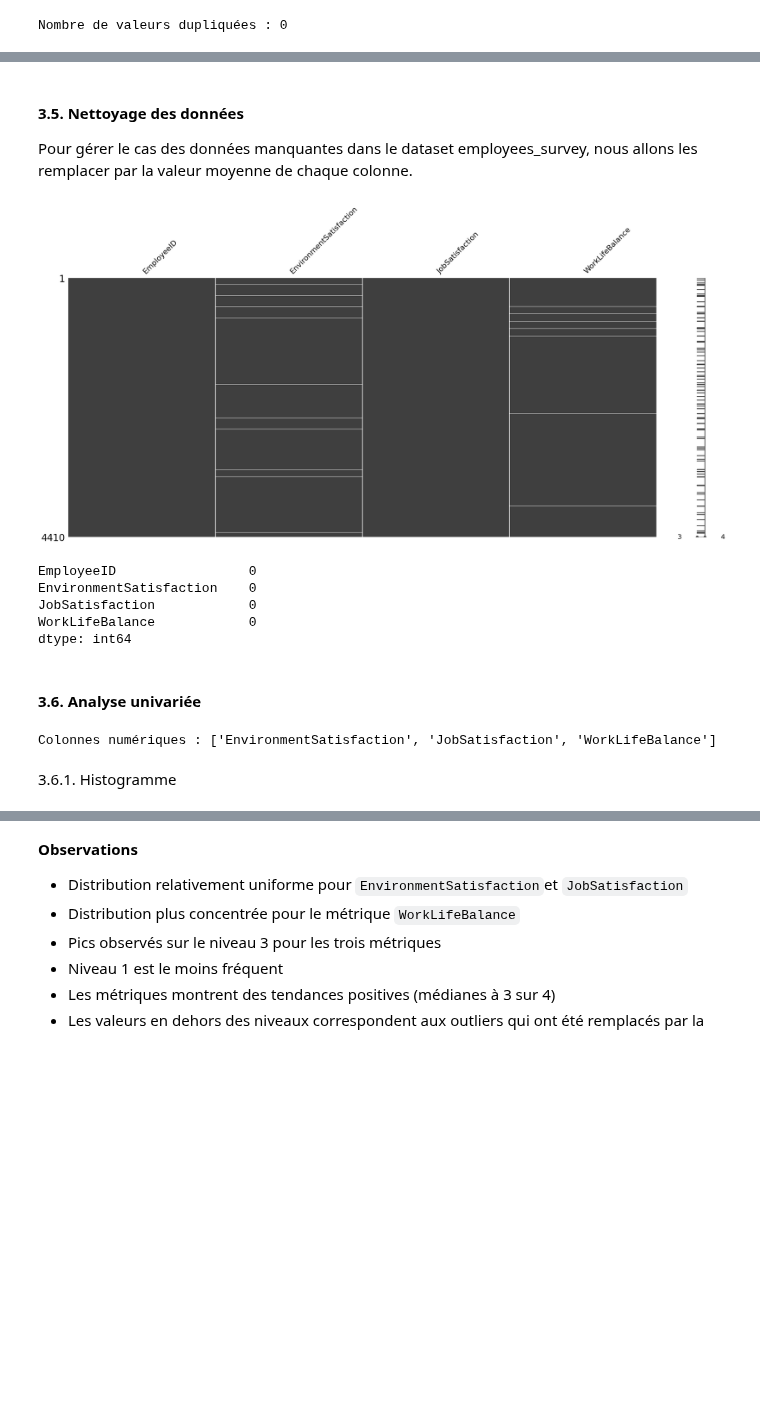
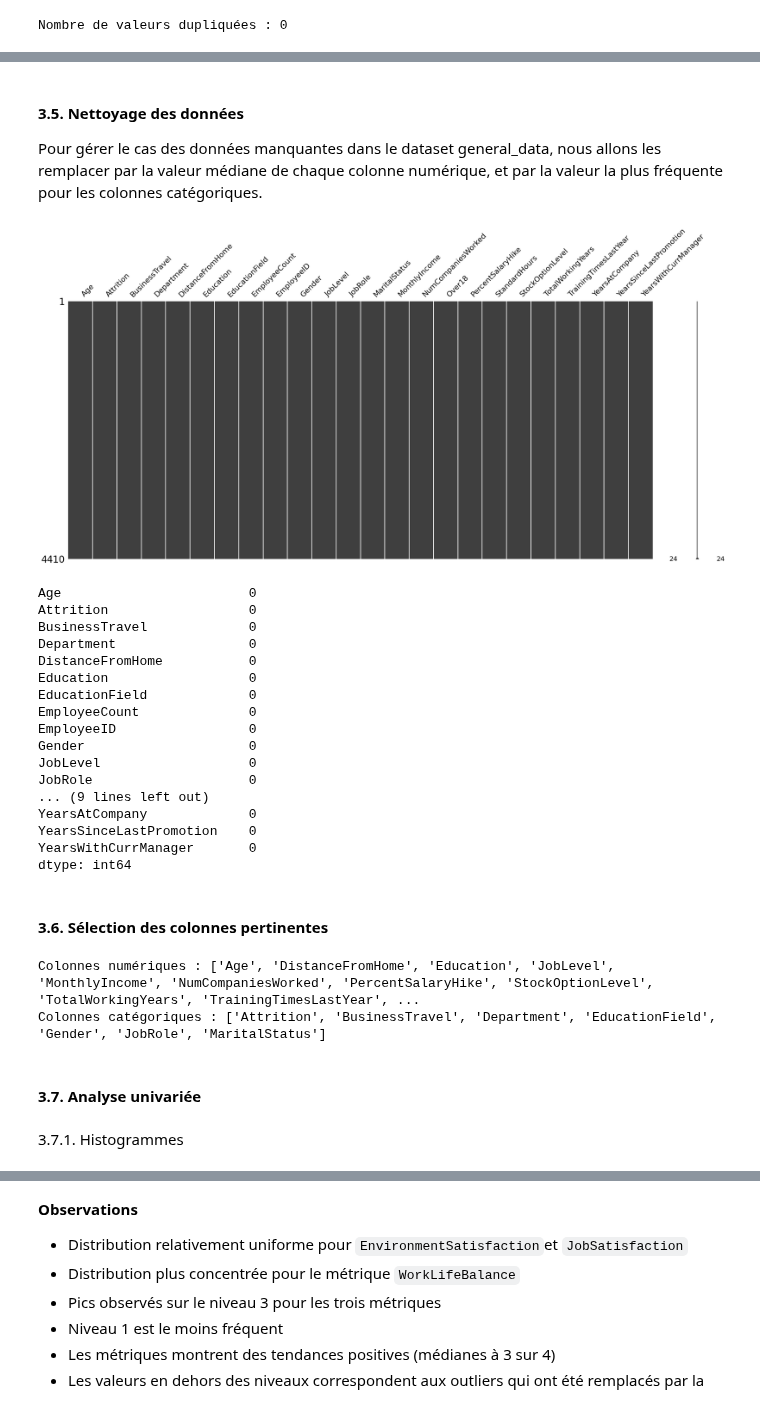
Before and after one commit to warren-gaure/projet-ia, a Jupyter notebook: notebooks/eda_general.ipynb, the cells around one changed output, grey strips where cells are left out. Cells and saved outputs as stored; diff of their text form; code cells hidden in the pictures; blank space fills up the shorter version.

```diff
--- a/notebooks/eda_general.ipynb
+++ b/notebooks/eda_general.ipynb
@@ -158,35 +176,61 @@ Nombre de valeurs dupliquées : 0
 # %% [markdown]
 #### 3.5. <a id='3_nettoyage'>Nettoyage des données</a>
 
-Pour gérer le cas des données manquantes dans le dataset employees_survey, nous allons les remplacer par la valeur moyenne de chaque colonne.
+Pour gérer le cas des données manquantes dans le dataset general_data, nous allons les remplacer par la valeur médiane de chaque colonne numérique, et par la valeur la plus fréquente pour les colonnes catégoriques.
 # %%
 # Visualisation des données manquantes
 msno.matrix(general_data)
 plt.show()
 
-# Identification des colonnes numériques
+# Identification et gestion des colonnes numériques
 numerical_columns = general_data.select_dtypes(include=['int64', 'float64']).columns
 general_data[numerical_columns] = general_data[numerical_columns].fillna(general_data[numerical_columns].median())
 
+# Identification et gestion des colonnes catégoriques
+categorical_columns = general_data.select_dtypes(include=['object']).columns
+general_data[categorical_columns] = general_data[categorical_columns].fillna(general_data[categorical_columns].mode().iloc[0])
+
 # Affichage du nombre de données manquantes
 print(general_data.isnull().sum())
 # %% [output]
-[figure, old version]
+[figure, new version]
+Age                        0
+Attrition                  0
+BusinessTravel             0
+Department                 0
+DistanceFromHome           0
+Education                  0
+EducationField             0
+EmployeeCount              0
 EmployeeID                 0
-EnvironmentSatisfaction    0
-JobSatisfaction            0
-WorkLifeBalance            0
+Gender                     0
+JobLevel                   0
+JobRole                    0
+... (9 lines left out)
+YearsAtCompany             0
+YearsSinceLastPromotion    0
+YearsWithCurrManager       0
 dtype: int64
+# %% [markdown]
+#### 3.6. <a id='3_selection'>Sélection des colonnes pertinentes</a>
+# %%
+# Pour l'analyse des données, les colonnes suivantes seront retirées :
+# - EmployeeID : Identifiant unique à chaque employé, purement descriptif
+# - EmployeeCount : Toujours égal à 1
+# - Over18 : Toujours "Yes"
+# - StandardHours : Toujours égal à 8
+numerical_columns = numerical_columns.drop(['EmployeeID', 'EmployeeCount', 'StandardHours'])
+print(f"Colonnes numériques : {numerical_columns.tolist()}")
+
+categorical_columns = categorical_columns.drop('Over18')
+print(f"Colonnes catégoriques : {categorical_columns.tolist()}")
+# %% [output]
+Colonnes numériques : ['Age', 'DistanceFromHome', 'Education', 'JobLevel', 'MonthlyIncome', 'NumCompaniesWorked', 'PercentSalaryHike', 'StockOptionLevel', 'TotalWorkingYears', 'TrainingTimesLastYear', ...
+Colonnes catégoriques : ['Attrition', 'BusinessTravel', 'Department', 'EducationField', 'Gender', 'JobRole', 'MaritalStatus']
 # %% [markdown]
-#### 3.6. <a id='3_univariee'>Analyse univariée</a>
+#### 3.7. <a id='3_univariee'>Analyse univariée</a>
-# %%
-# Comme la colonne EmployeeID est juste une liste d'ID, elle n'est pas pertinente pour l'analyse
-numerical_columns = numerical_columns.drop('EmployeeID')
-print(f"Colonnes numériques : {numerical_columns.tolist()}")
-# %% [output]
-Colonnes numériques : ['EnvironmentSatisfaction', 'JobSatisfaction', 'WorkLifeBalance']
 # %% [markdown]
-3.6.1. Histogramme
+3.7.1. Histogrammes
 # %%
 for column in numerical_columns:
     plt.figure(figsize=(10, 6))
```
Also changed, not shown: parts of 12 cells of this notebook, 2 other files.
